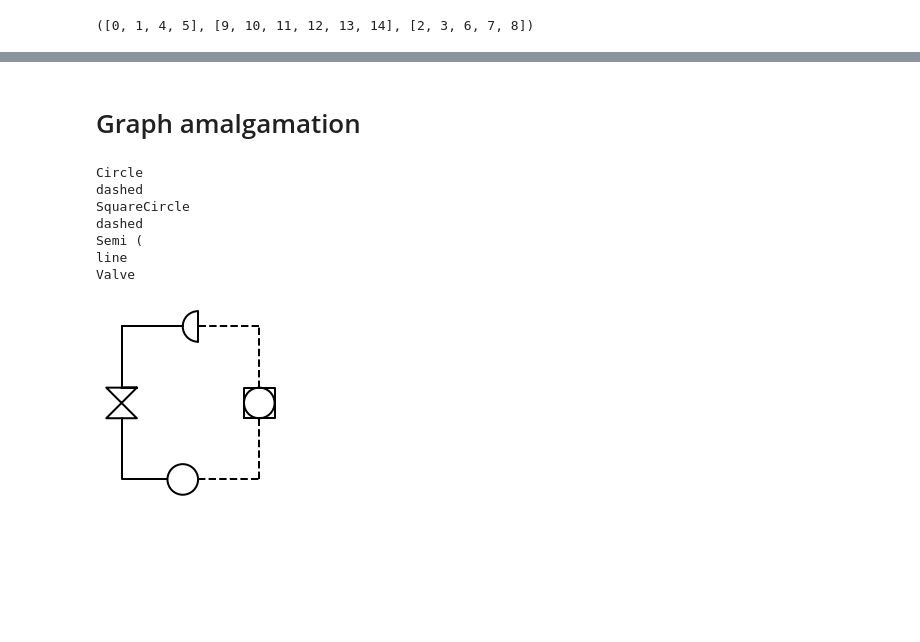
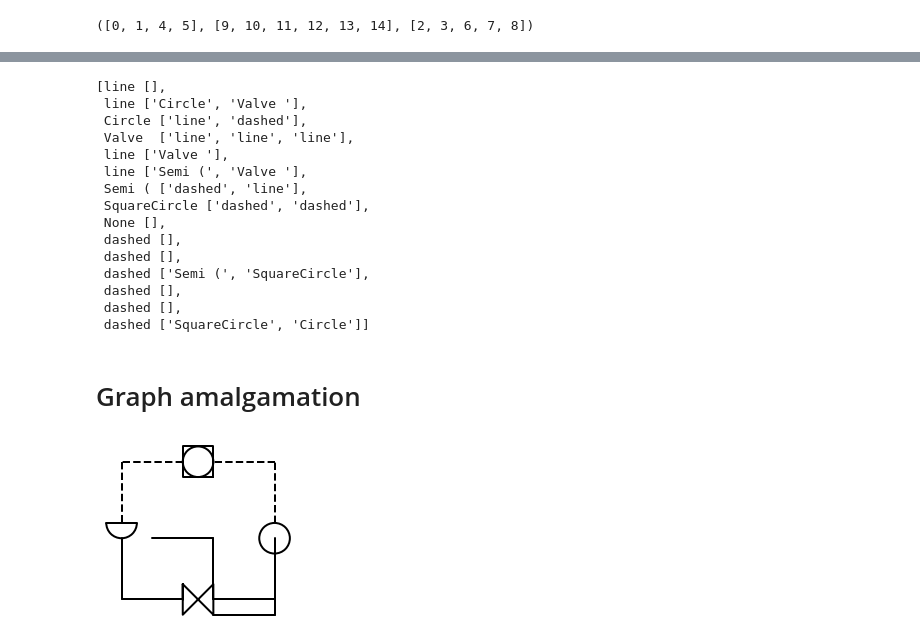
Before and after one commit to 1605105664/PIDRecognizer, a Jupyter notebook: Project.ipynb, the cells around one changed output, grey strips where cells are left out. Drawn from its saved outputs; the diff is of its cells as text; code cells hidden in the pictures; blank space fills up the shorter version.

```diff
--- a/Project.ipynb
+++ b/Project.ipynb
@@ -420,3 +415,27 @@ seq, trailLinestyle
+# %%
+# Merge consecutive lines
+for i in symbols:
+    nlist=list(i.neighbors)
+    for j in nlist:
+        if (i.symtype=='line' or i.symtype=='dashed') and i.symtype==j.symtype:
+            i.merge(j)
+symbols
+# %% [output]
+[line [],
+ line ['Circle', 'Valve '],
+ Circle ['line', 'dashed'],
+ Valve  ['line', 'line', 'line'],
+ line ['Valve '],
+ line ['Semi (', 'Valve '],
+ Semi ( ['dashed', 'line'],
+ SquareCircle ['dashed', 'dashed'],
+ None [],
+ dashed [],
+ dashed [],
+ dashed ['Semi (', 'SquareCircle'],
+ dashed [],
+ dashed [],
+ dashed ['SquareCircle', 'Circle']]
 # %% [markdown]
 # Graph amalgamation
 # %%
@@ -469,4 +488,7 @@ class Circle(Element2Term):
         super().__init__(*d, **kwargs)
         self.segments.append(Segment([(0, 0), (0, 0), gap, (1, 0), (1, 0)]))
         self.segments.append(SegmentCircle((0.5, 0), 0.5,))
+# %%
+import copy
+backup=symbols
 # %%
@@ -489,21 +515,24 @@ def drawSeg(symtype):
-# %%
-theta = 0
-with schemdraw.Drawing() as d:
-    d.config(unit=2.0)
-    prev=None
-    for i in seq:
-        if i==prev:
-            continue
-        d.add_elements(*drawSeg(i))
-        prev=i
-        print(i)
-    d.add(Wire('|-', ls=trailLinestyle).to((0,0)))
-# %% [output]
-Circle
-dashed
-SquareCircle
-dashed
-Semi (
-line
-Valve
-[figure, removed]
+# %%
+def dfs(d, sym, endpoint):
+    seg=drawSeg(sym)
+    for i in seg:
+        d+=i.at(endpoint)
+        endpoint=i.end
+    end=i.end
+    # print(sym.symtype, end)
+    ct=0
+    while len(sym.neighbors) > 0:
+        neighbor=sym.neighbors.pop()
+        sym.dissoc(neighbor)
+        # print(sym.symtype, end, sym.neighbors)
+        dfs(d, neighbor, end)
+        ct+=1
+# %%
+symbols = copy.deepcopy(backup)
+theta = 0
+with schemdraw.Drawing() as d:
+    d.config(unit=2.0)
+    endpoint = (0, 0)
+    dfs(d, symbols[1], endpoint)
+# %% [output]
+[figure, added]
```
Also changed, not shown: parts of 7 cells of this notebook, 1 other file.
